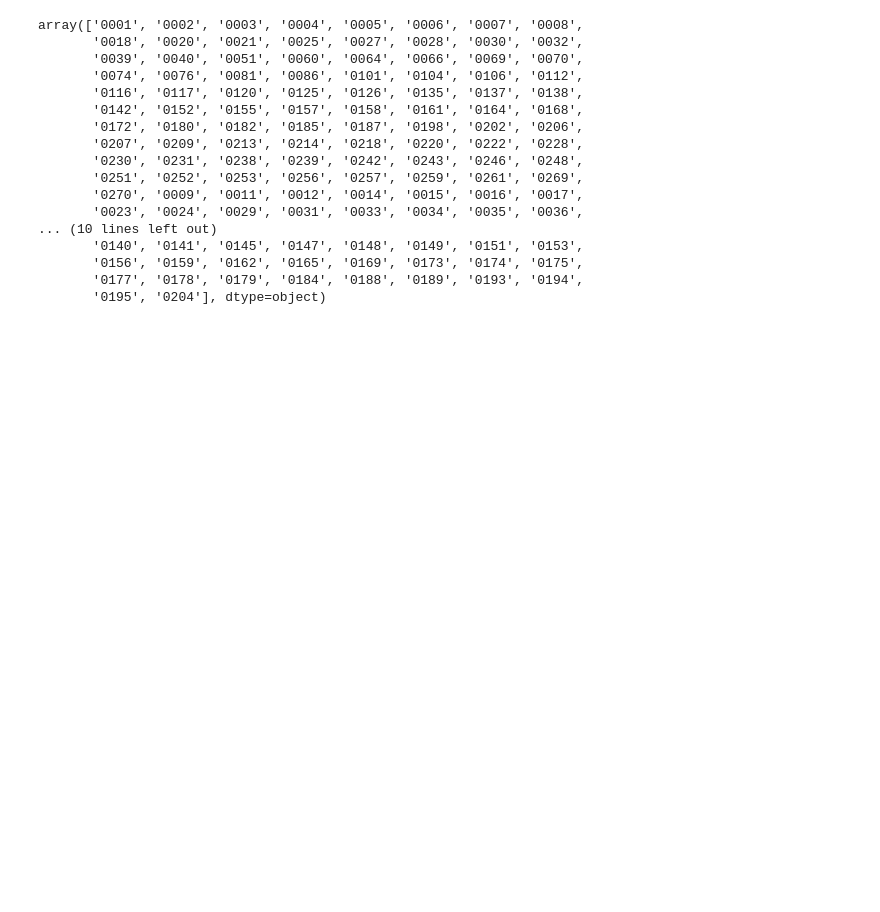
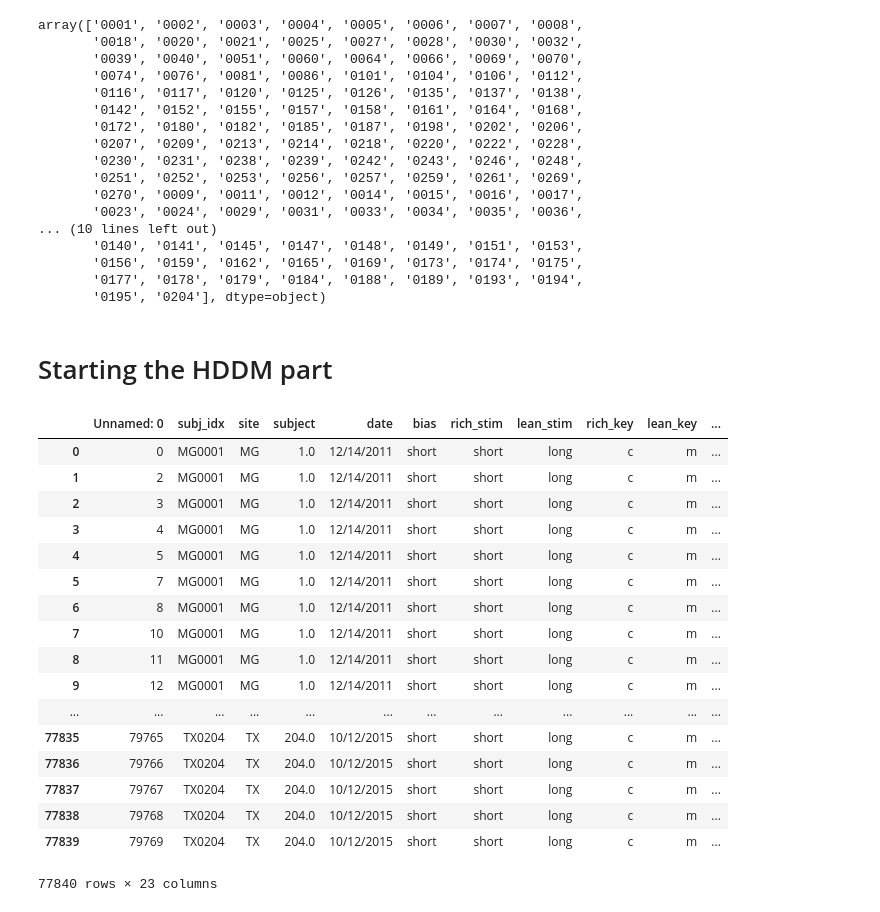
Before and after one commit to vlawlor/EMBARC-PRT, a Jupyter notebook: PRT_Prettier.ipynb, the cells around one changed output. Cells and saved outputs as stored; diff of their text form; code cells hidden in the pictures; blank space fills up the shorter version.

```diff
--- a/PRT_Prettier.ipynb
+++ b/PRT_Prettier.ipynb
@@ -240,0 +259,28 @@ df_all.to_csv('embarc_combined_' + today+'.csv')
+# %% [markdown]
+ # Starting the HDDM part
+# %%
+data = hddm.load_csv('embarc_compact_' + today+'.csv')
+
+# rt needs to be in seconds in order to fit to a model
+data['rt'] = data['rt'] / 1000
+
+data #looks good
+# %% [output]
+|  | Unnamed: 0 | subj_idx | site | subject | date | bias | rich_stim | lean_stim | rich_key | lean_key | ... |
+| 0 | 0 | MG0001 | MG | 1.0 | 12/14/2011 | short | short | long | c | m | ... |
+| 1 | 2 | MG0001 | MG | 1.0 | 12/14/2011 | short | short | long | c | m | ... |
+| 2 | 3 | MG0001 | MG | 1.0 | 12/14/2011 | short | short | long | c | m | ... |
+| 3 | 4 | MG0001 | MG | 1.0 | 12/14/2011 | short | short | long | c | m | ... |
+| 4 | 5 | MG0001 | MG | 1.0 | 12/14/2011 | short | short | long | c | m | ... |
+| 5 | 7 | MG0001 | MG | 1.0 | 12/14/2011 | short | short | long | c | m | ... |
+| 6 | 8 | MG0001 | MG | 1.0 | 12/14/2011 | short | short | long | c | m | ... |
+| 7 | 10 | MG0001 | MG | 1.0 | 12/14/2011 | short | short | long | c | m | ... |
+| 8 | 11 | MG0001 | MG | 1.0 | 12/14/2011 | short | short | long | c | m | ... |
+| 9 | 12 | MG0001 | MG | 1.0 | 12/14/2011 | short | short | long | c | m | ... |
+| ... | ... | ... | ... | ... | ... | ... | ... | ... | ... | ... | ... |
+| 77835 | 79765 | TX0204 | TX | 204.0 | 10/12/2015 | short | short | long | c | m | ... |
+| 77836 | 79766 | TX0204 | TX | 204.0 | 10/12/2015 | short | short | long | c | m | ... |
+| 77837 | 79767 | TX0204 | TX | 204.0 | 10/12/2015 | short | short | long | c | m | ... |
+| 77838 | 79768 | TX0204 | TX | 204.0 | 10/12/2015 | short | short | long | c | m | ... |
+| 77839 | 79769 | TX0204 | TX | 204.0 | 10/12/2015 | short | short | long | c | m | ... |
+77840 rows × 23 columns
```
Also changed, not shown: parts of 14 cells of this notebook.
